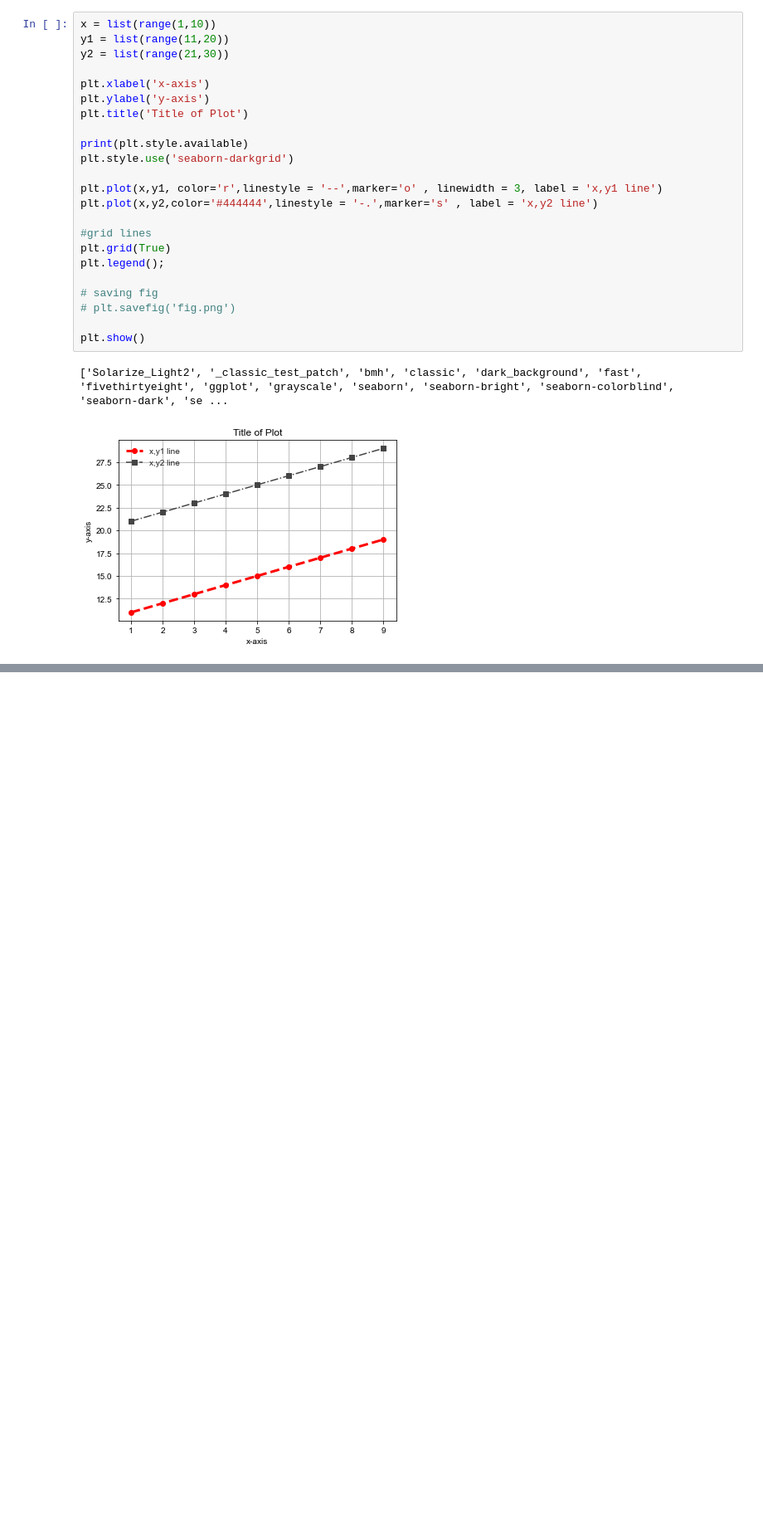
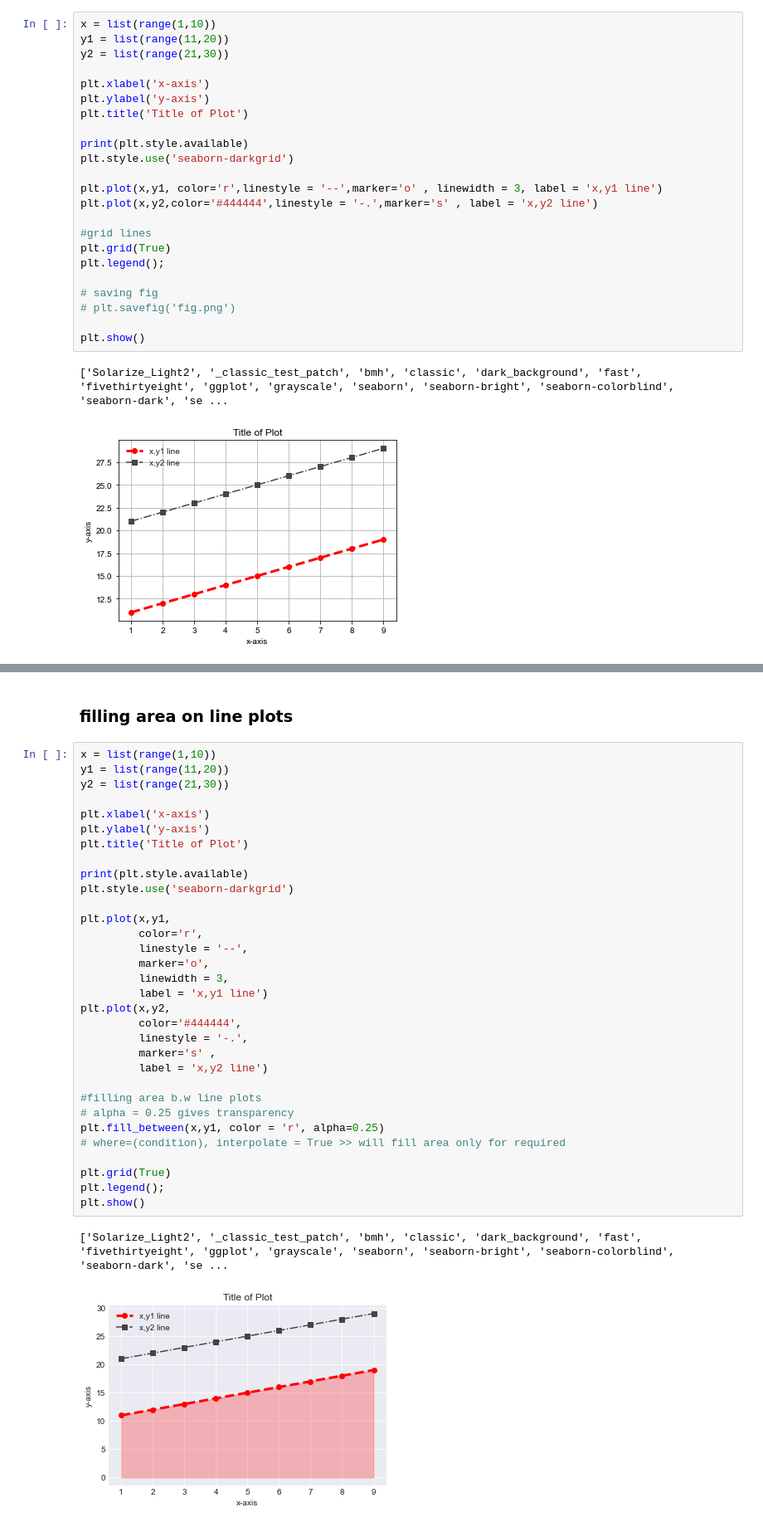
Before and after one commit to phanishinoda/matplot_notes, a Jupyter notebook: Matplotlib_line_plot.ipynb, the cells around one changed output, grey strips where cells are left out. Shown at 83% size. Saved outputs shown, nothing was run; the diff lists cells and outputs as text; blank space fills up the shorter version.

```diff
--- a/Matplotlib_line_plot.ipynb
+++ b/Matplotlib_line_plot.ipynb
@@ -96,0 +125,37 @@ plt.show()
+# %% [markdown]
+### filling area on line plots
+# %%
+x = list(range(1,10))
+y1 = list(range(11,20))
+y2 = list(range(21,30))
+
+plt.xlabel('x-axis')
+plt.ylabel('y-axis')
+plt.title('Title of Plot')
+
+print(plt.style.available)
+plt.style.use('seaborn-darkgrid')
+
+plt.plot(x,y1,
+         color='r',
+         linestyle = '--',
+         marker='o',
+         linewidth = 3,
+         label = 'x,y1 line')
+plt.plot(x,y2,
+         color='#444444',
+         linestyle = '-.',
+         marker='s' ,
+         label = 'x,y2 line')
+
+#filling area b.w line plots
+# alpha = 0.25 gives transparency
+plt.fill_between(x,y1, color = 'r', alpha=0.25)
+# where=(condition), interpolate = True >> will fill area only for required
+
+plt.grid(True)
+plt.legend();
+plt.show()
+# %% [output]
+['Solarize_Light2', '_classic_test_patch', 'bmh', 'classic', 'dark_background', 'fast', 'fivethirtyeight', 'ggplot', 'grayscale', 'seaborn', 'seaborn-bright', 'seaborn-colorblind', 'seaborn-dark', 'se ...
+[figure, added]
```
Also changed, not shown: parts of 2 cells of this notebook, 1 other file.
